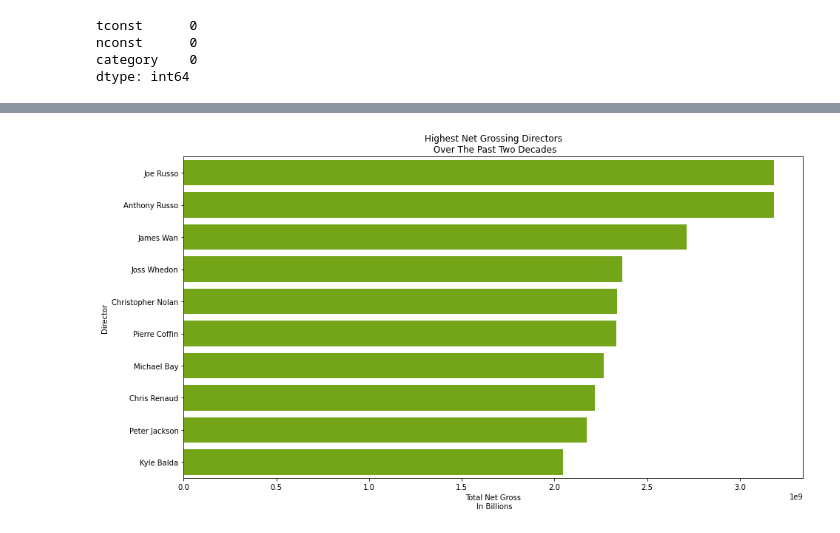
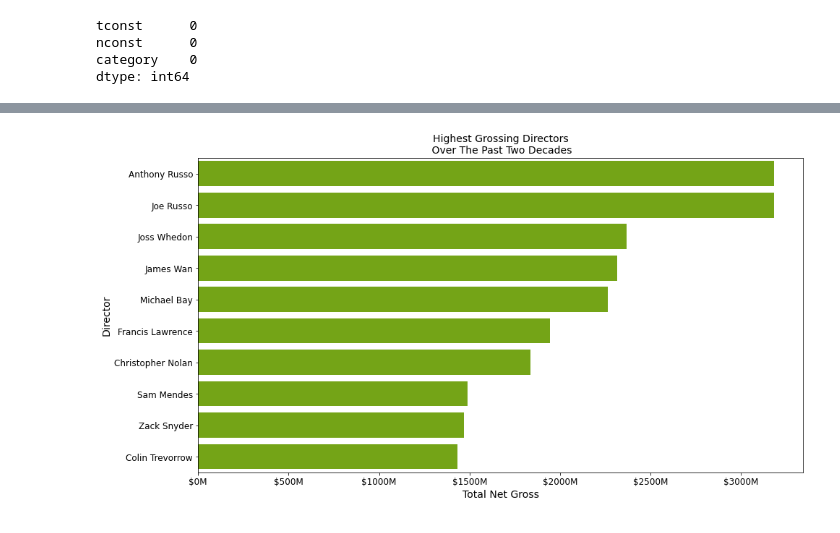
Before and after one commit to paul-lindquist/microsoft-studio-movie-analysis, a Jupyter notebook: data_parsing.ipynb, the cells around one changed output, grey strips where cells are left out. Cells and saved outputs as stored; diff of their text form; code cells hidden in the pictures.

```diff
--- a/data_parsing.ipynb
+++ b/data_parsing.ipynb
@@ -386,3 +427,3 @@ df3
 # %%
 #Copying the dataframe into a sorted by the highest worldwide gross
-sorteddf = df3.sort_values(by='total_net_gross', ascending=False)
+highestgrosscrew = grosscrew.sort_values(by='total_net_gross', ascending=False)
@@ -405,5 +446,5 @@ sorteddf
 # %%
-directors = sorteddf.loc[sorteddf['category'] == 'director']
+directors = highestgrosscrew.loc[highestgrosscrew['category'] == 'director']
 #I noticed my merge incorrectly atribbuted the James Cameron's 2009 Avatar to another Avatar released in 2011 in Japan,
 #directed by Atsushi Wada
 directors.head()
@@ -423,6 +458,3 @@ directors.loc[directors['primary_name'] == 'Atsushi Wada']
-# %%
-#And I replace with the correct string
-directors.at[27392, 'primary_name'] = "James Cameron"
 # %%
 directors.head()
 # %% [output]
@@ -454,11 +469,17 @@ directorgb
+# %%
+top10directors = directorgb.head(10)
 # %%
 directorfig, ax = plt.subplots(figsize=(15,8))
 sns.barplot(y = top10directors.index, x = top10directors['total_net_gross'], color='#7cbb00')
-ax.set_title('Highest Net Grossing Directors\n Over The Past Two Decades')
-ax.set_xlabel('Total Net Gross\n In Billions')
-ax.set_ylabel('Director');
+ax.set_title('Highest Grossing Directors\n Over The Past Two Decades', fontsize= 14)
+ax.set_xlabel('Total Net Gross', fontsize= 14)
+ax.set_ylabel('Director', fontsize= 14)
+formatter = FuncFormatter(millions)
+ax.xaxis.set_major_formatter(formatter)
+plt.xticks(fontsize=12)
+plt.yticks(fontsize=12);
 # %% [output]
-[figure, old version]
+[figure, new version]
 # %%
 # I repeat the process for Actors and Actresses
 # %%
```
Also changed, not shown: parts of 37 cells of this notebook.
